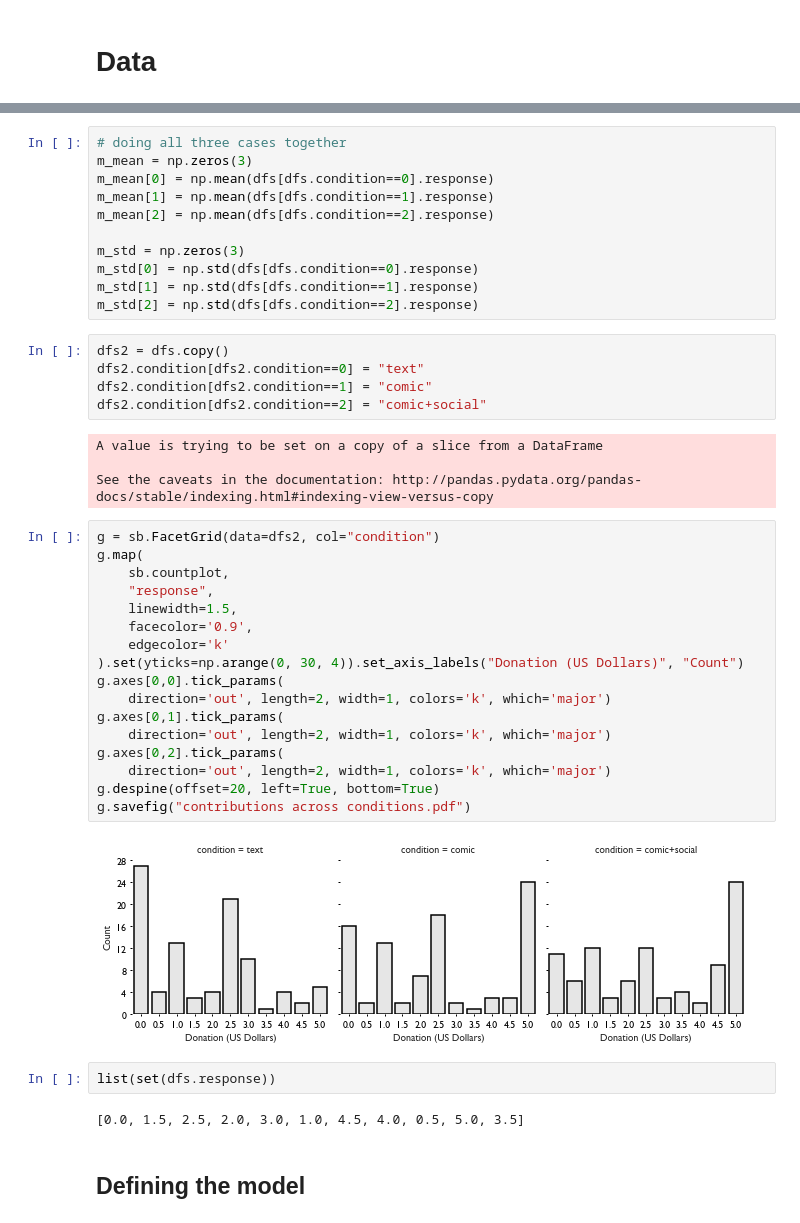
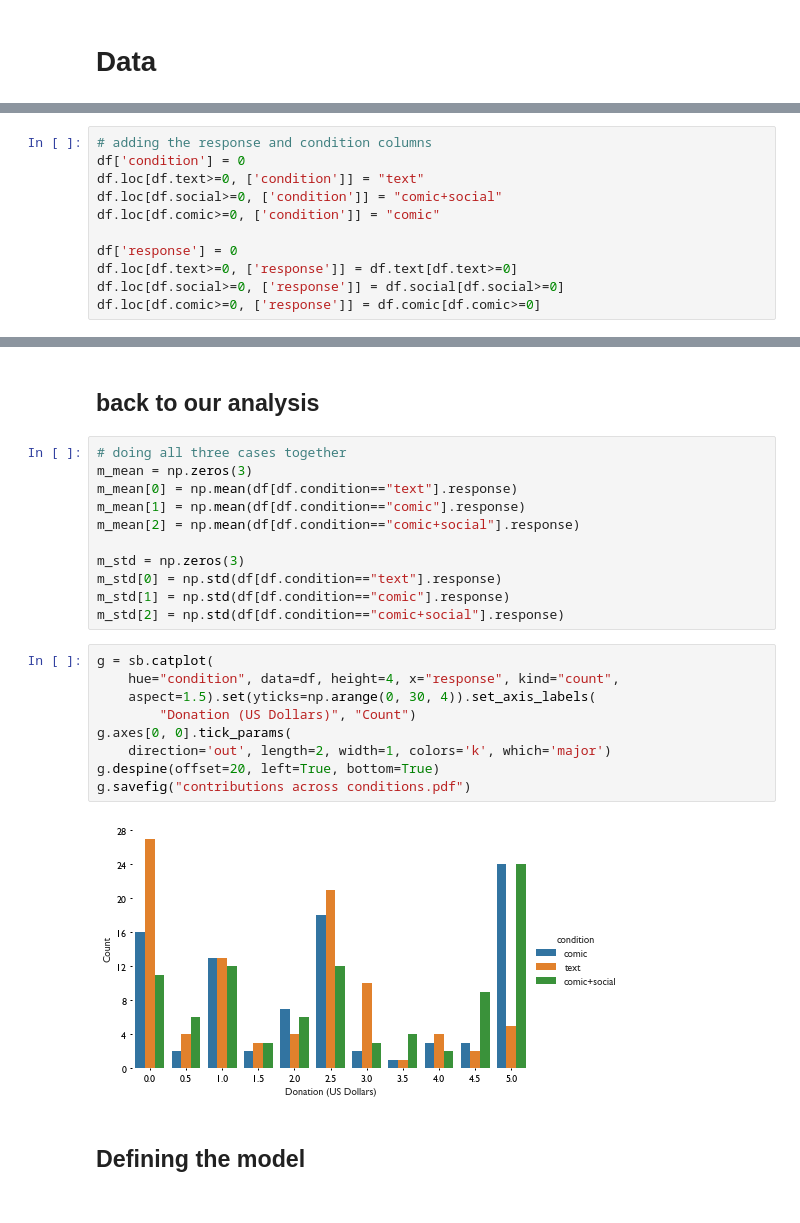
Before and after one commit to CrowdDynamicsLab/ComicPersuasion, a Jupyter notebook: Paper Draft/CHI2019-comic/hari-code/new experiments, feb. 2019 (updated analysis).ipynb, the cells around one changed output, grey strips where cells are left out. Cells and saved outputs as stored; diff of their text form.

Commit message:
hierarchical analysis

```diff
--- a/Paper Draft/CHI2019-comic/hari-code/new experiments, feb. 2019 (updated analysis).ipynb
+++ b/Paper Draft/CHI2019-comic/hari-code/new experiments, feb. 2019 (updated analysis).ipynb
@@ -87,0 +75,11 @@ df[df.text>=0]
+# %%
+# adding the response and condition columns
+df['condition'] = 0
+df.loc[df.text>=0, ['condition']] = "text"
+df.loc[df.social>=0, ['condition']] = "comic+social"
+df.loc[df.comic>=0, ['condition']] = "comic"
+
+df['response'] = 0
+df.loc[df.text>=0, ['response']] = df.text[df.text>=0]
+df.loc[df.social>=0, ['response']] = df.social[df.social>=0]
+df.loc[df.comic>=0, ['response']] = df.comic[df.comic>=0]
@@ -123,46 +134,27 @@ np.std(dfs[dfs.condition==1].response)
+# %% [markdown]
+## back to our analysis
 # %%
 # doing all three cases together
 m_mean = np.zeros(3)
-m_mean[0] = np.mean(dfs[dfs.condition==0].response)
-m_mean[1] = np.mean(dfs[dfs.condition==1].response)
-m_mean[2] = np.mean(dfs[dfs.condition==2].response)
+m_mean[0] = np.mean(df[df.condition=="text"].response)
+m_mean[1] = np.mean(df[df.condition=="comic"].response)
+m_mean[2] = np.mean(df[df.condition=="comic+social"].response)
 
 m_std = np.zeros(3)
-m_std[0] = np.std(dfs[dfs.condition==0].response)
-m_std[1] = np.std(dfs[dfs.condition==1].response)
-m_std[2] = np.std(dfs[dfs.condition==2].response)
+m_std[0] = np.std(df[df.condition=="text"].response)
+m_std[1] = np.std(df[df.condition=="comic"].response)
+m_std[2] = np.std(df[df.condition=="comic+social"].response)
-# %%
-dfs2 = dfs.copy()
-dfs2.condition[dfs2.condition==0] = "text"
-dfs2.condition[dfs2.condition==1] = "comic"
-dfs2.condition[dfs2.condition==2] = "comic+social"
-# %% [output]
-A value is trying to be set on a copy of a slice from a DataFrame
-
-See the caveats in the documentation: http://pandas.pydata.org/pandas-docs/stable/indexing.html#indexing-view-versus-copy
 # %%
-g = sb.FacetGrid(data=dfs2, col="condition")
-g.map(
-    sb.countplot,
-    "response",
-    linewidth=1.5,
-    facecolor='0.9',
-    edgecolor='k'
-).set(yticks=np.arange(0, 30, 4)).set_axis_labels("Donation (US Dollars)", "Count")
-g.axes[0,0].tick_params(
-    direction='out', length=2, width=1, colors='k', which='major')
-g.axes[0,1].tick_params(
-    direction='out', length=2, width=1, colors='k', which='major')
-g.axes[0,2].tick_params(
+g = sb.catplot(
+    hue="condition", data=df, height=4, x="response", kind="count",
+    aspect=1.5).set(yticks=np.arange(0, 30, 4)).set_axis_labels(
+        "Donation (US Dollars)", "Count")
+g.axes[0, 0].tick_params(
     direction='out', length=2, width=1, colors='k', which='major')
 g.despine(offset=20, left=True, bottom=True)
 g.savefig("contributions across conditions.pdf")
 # %% [output]
-[figure, old version]
+[figure, new version]
-# %%
-list(set(dfs.response))
-# %% [output]
-[0.0, 1.5, 2.5, 2.0, 3.0, 1.0, 4.5, 4.0, 0.5, 5.0, 3.5]
 # %% [markdown]
 ## Defining the model
 # %% [markdown]
```
Also changed, not shown: parts of 38 cells of this notebook, 8 other files.
